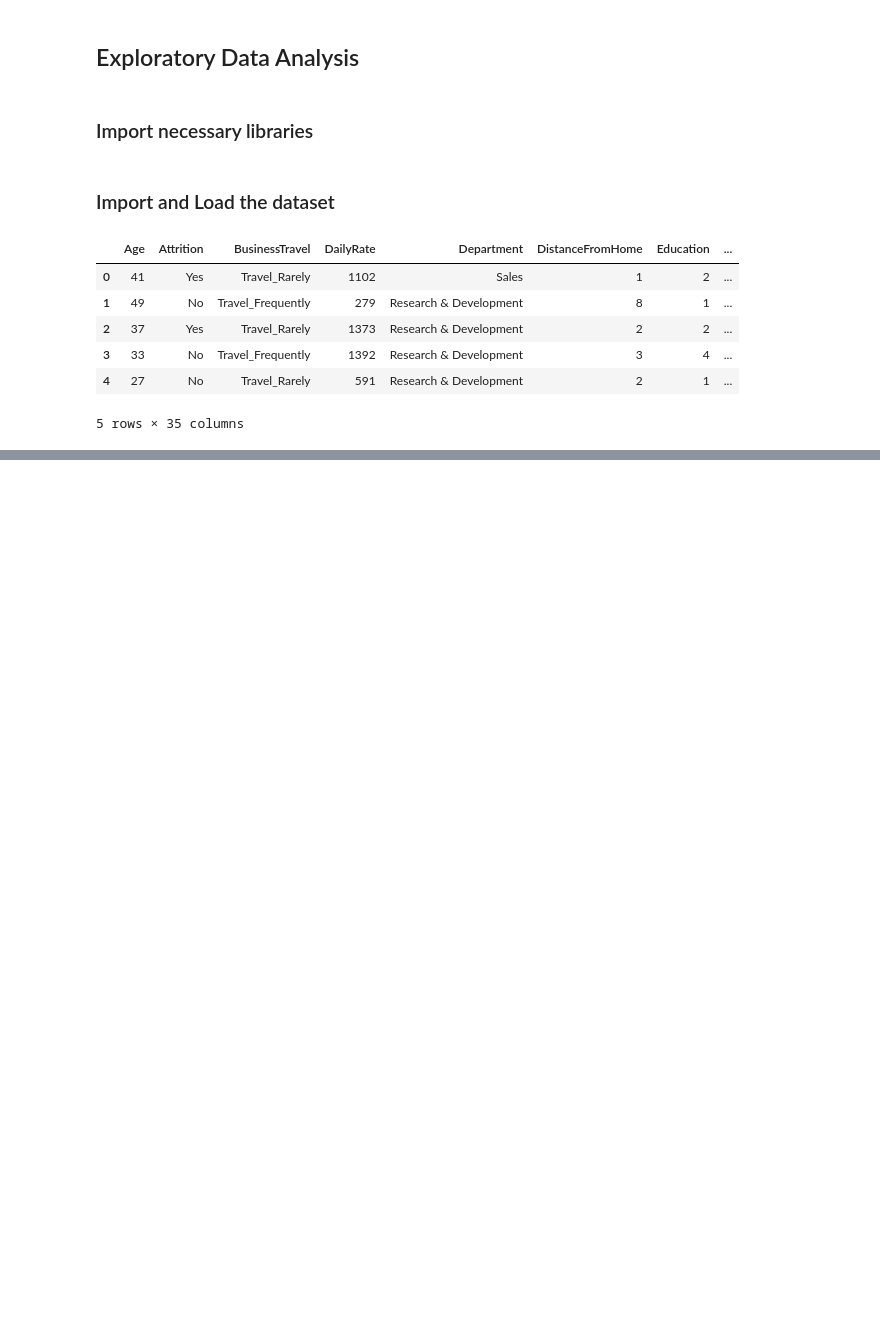
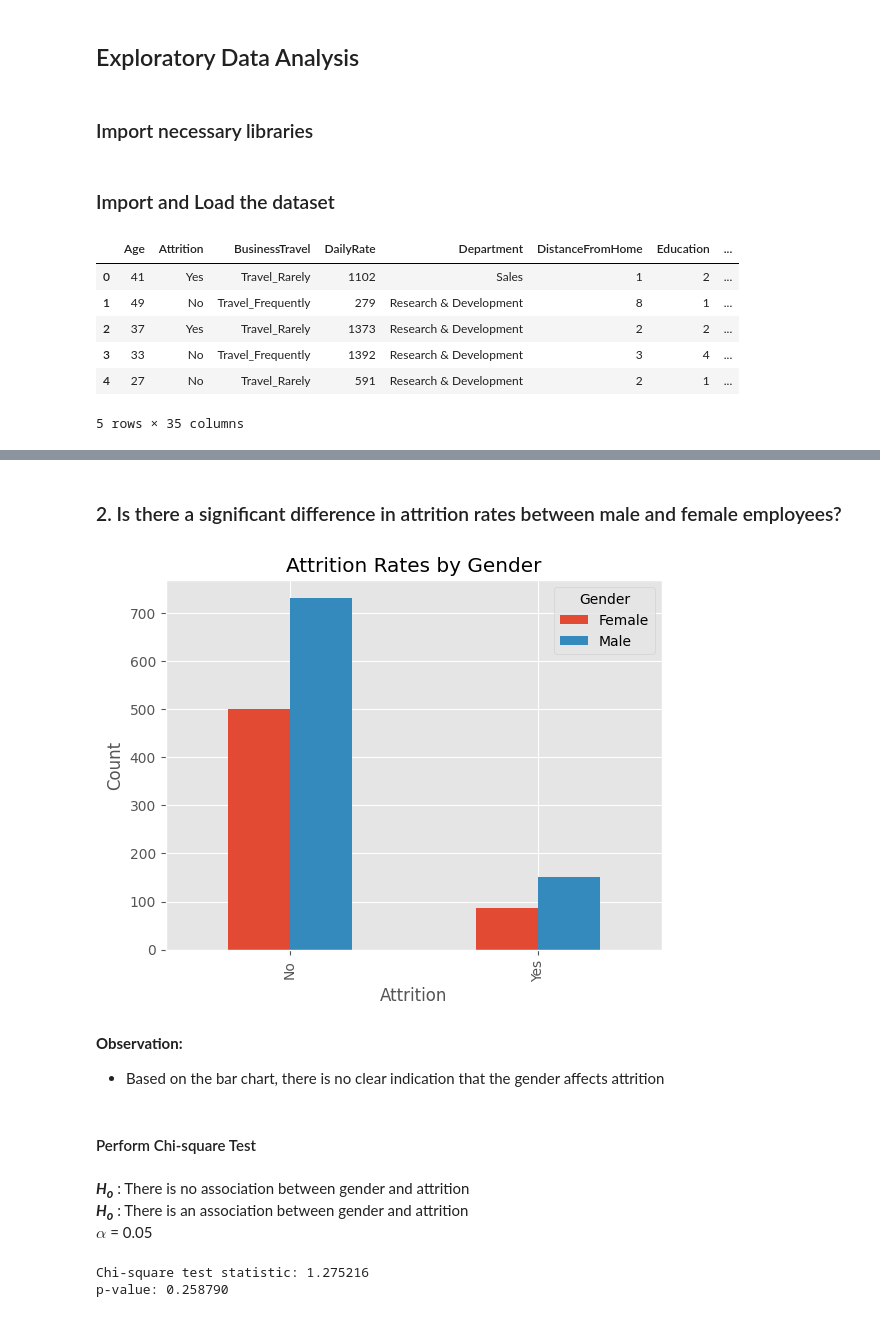
Before and after one commit to Imokut/SVM, a Jupyter notebook: main.ipynb, the cells around one changed output, grey strips where cells are left out. Saved outputs shown, nothing was run; the diff lists cells and outputs as text; code cells hidden in the pictures; blank space fills up the shorter version.

```diff
--- a/main.ipynb
+++ b/main.ipynb
@@ -159,0 +235,37 @@ Other questions should follow here
+# %% [markdown]
+### 2. Is there a significant difference in attrition rates between male and female employees?
+# %%
+# Create a contingency table of attrition and gender
+contingency_table = pd.crosstab(df['Attrition'], df['Gender'])
+
+# Plot the bar chart
+contingency_table.plot(kind='bar')
+
+# Set the plot labels and title
+plt.xlabel('Attrition')
+plt.ylabel('Count')
+plt.title('Attrition Rates by Gender')
+
+# Show the plot
+plt.show()
+# %% [output]
+[figure, added]
+# %% [markdown]
+**Observation:**
+- Based on the bar chart, there is no clear indication that the gender affects attrition
+# %% [markdown]
+#### Perform Chi-square Test
+# %% [markdown]
+**<i>H<sub>o</sub></i>** : There is no association between gender and attrition
+**<i>H<sub>o</sub></i>** : There is an association between gender and attrition
+**$\alpha$** = 0.05
+# %%
+# Perform the chi-square test
+chi2, p_value, _, _ = st.chi2_contingency(contingency_table, correction=False)
+
+# Print the chi-square test statistic and p-value
+print(f"Chi-square test statistic: {chi2:4f}")
+print(f"p-value: {p_value:4f}")
+# %% [output]
+Chi-square test statistic: 1.275216
+p-value: 0.258790
```
Also changed, not shown: parts of 68 cells of this notebook.
